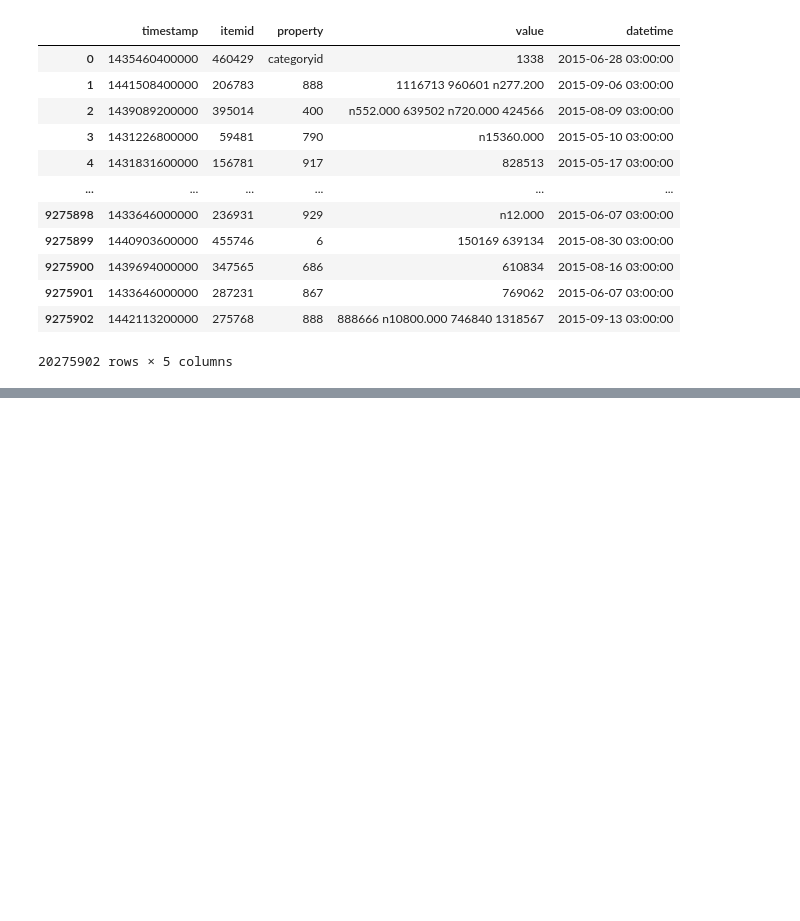
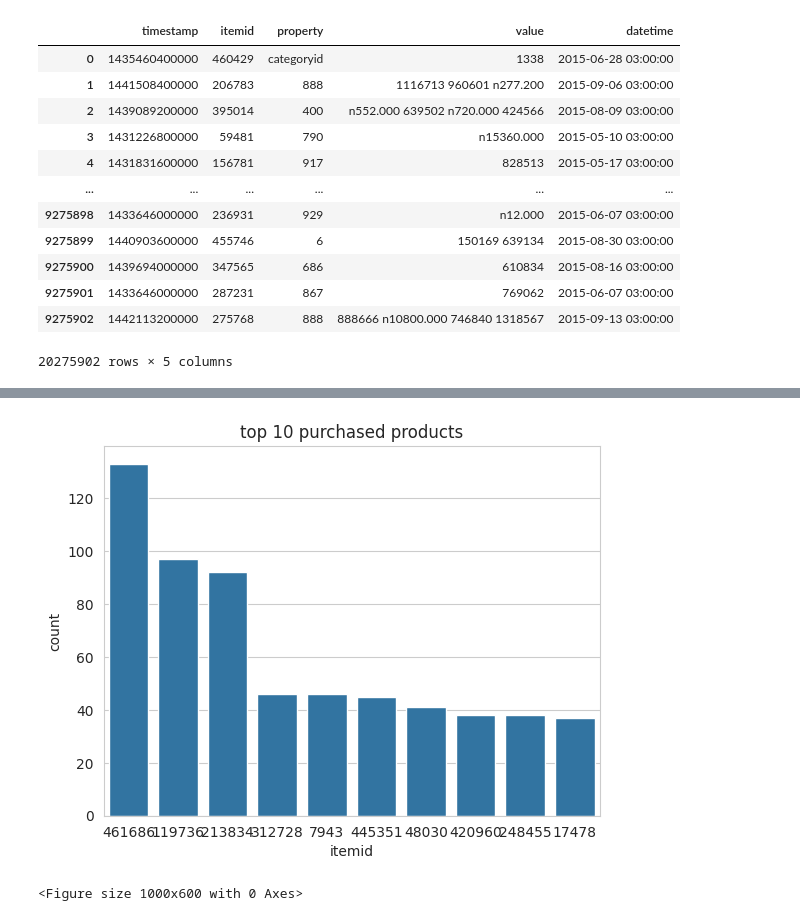
Before and after one commit to ShawnLiu119/Recommendation_ML_CB-CF-Hyb, a Jupyter notebook: Recommendation_CB_CF_Hyb.ipynb, the cells around one changed output, grey strips where cells are left out. Saved outputs shown, nothing was run; the diff lists cells and outputs as text; code cells hidden in the pictures; blank space fills up the shorter version.

```diff
--- a/Recommendation_CB_CF_Hyb.ipynb
+++ b/Recommendation_CB_CF_Hyb.ipynb
@@ -138,0 +173,11 @@ convert_timestamp(item, 'timestamp')
+# %%
+#top purchased products
+
+top10 = pd.DataFrame(events[events['event']=='transaction'].groupby('itemid').size().sort_values(ascending=False).head(10).rename('count')).reset_index()
+sns.barplot(top10, x='itemid', y='count', order=top10.sort_values('count', ascending=False).itemid)
+plt.title('top 10 purchased products')
+plt.figure(figsize=(10,6))
+plt.show()
+# %% [output]
+[figure, added]
+<Figure size 1000x600 with 0 Axes>
```
Also changed, not shown: parts of 2 cells of this notebook.
